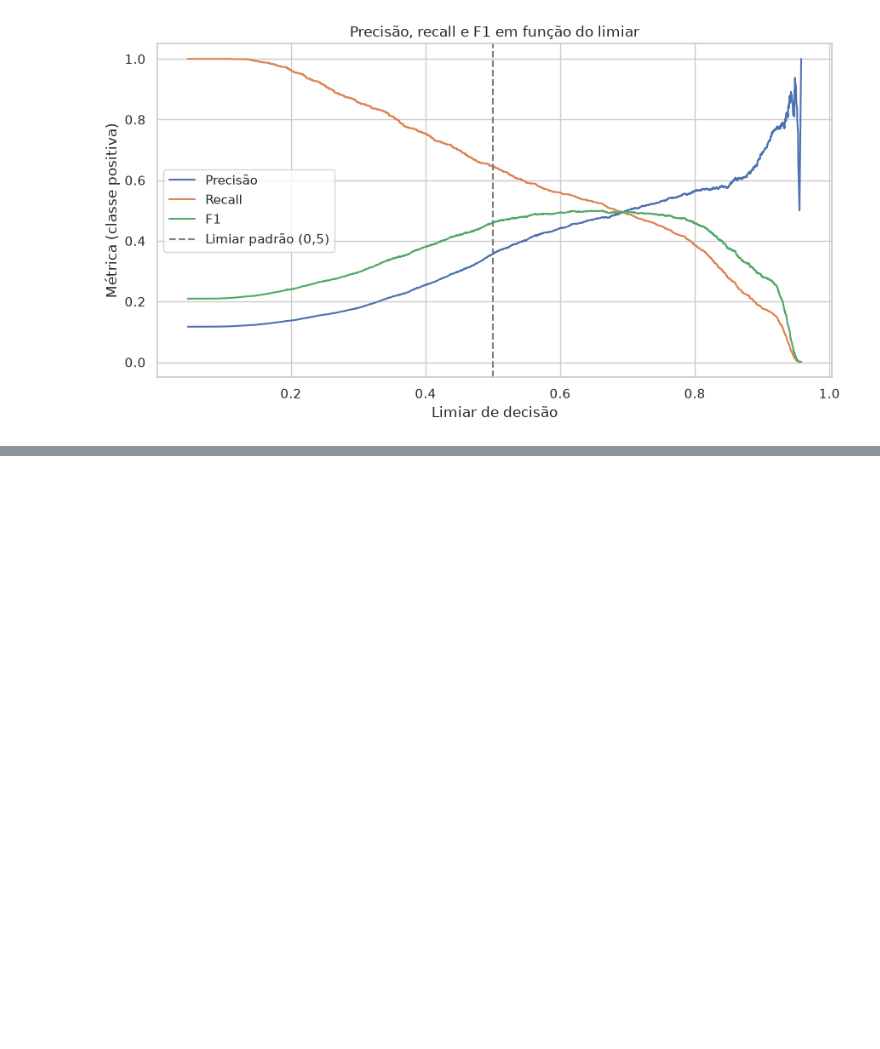
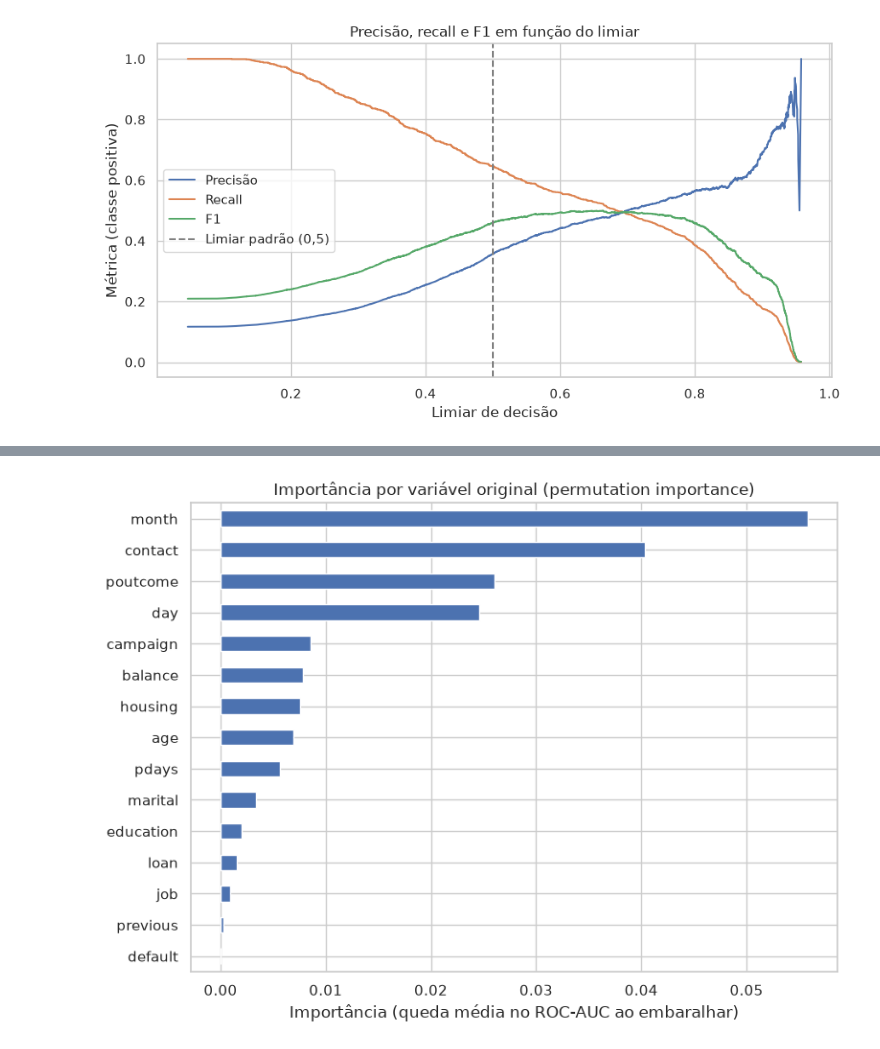
Before and after one commit to solanojacon/keyrus, a Jupyter notebook: bank_marketing.ipynb, the cells around one changed output, grey strips where cells are left out. Drawn from its saved outputs; the diff is of its cells as text; code cells hidden in the pictures; blank space fills up the shorter version.

```diff
--- a/bank_marketing.ipynb
+++ b/bank_marketing.ipynb
@@ -547,0 +556,28 @@ plt.show()
+# %%
+from sklearn.inspection import permutation_importance
+
+perm_result = permutation_importance(
+    final_model, X_test_proc, y_test, scoring="roc_auc", n_repeats=10, random_state=RANDOM_SEED, n_jobs=-1
+)
+perm_importance = pd.Series(perm_result.importances_mean, index=X_test_proc.columns)
+
+
+def feature_to_original(feature_name, nominal_cols):
+    prefix, _, rest = feature_name.partition("__")
+    if prefix == "nom":
+        return next(c for c in nominal_cols if rest.startswith(c + "_"))
+    return rest
+
+
+feature_origin = pd.Series({f: feature_to_original(f, NOMINAL_COLS) for f in perm_importance.index})
+importance_by_feature = perm_importance.groupby(feature_origin).sum().sort_values(ascending=False)
+
+plt.figure(figsize=(8, 6))
+importance_by_feature.plot(kind="barh")
+plt.gca().invert_yaxis()
+plt.xlabel("Importância (queda média no ROC-AUC ao embaralhar)")
+plt.title("Importância por variável original (permutation importance)")
+plt.tight_layout()
+plt.show()
+# %% [output]
+[figure, added]
```
Also changed, not shown: parts of 6 cells of this notebook, 1 other file.
